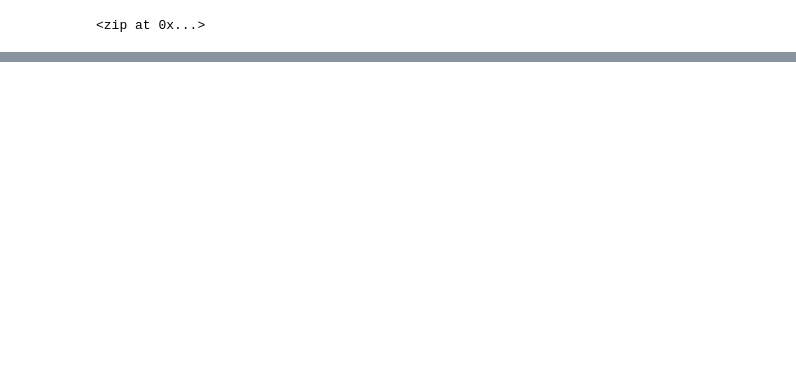
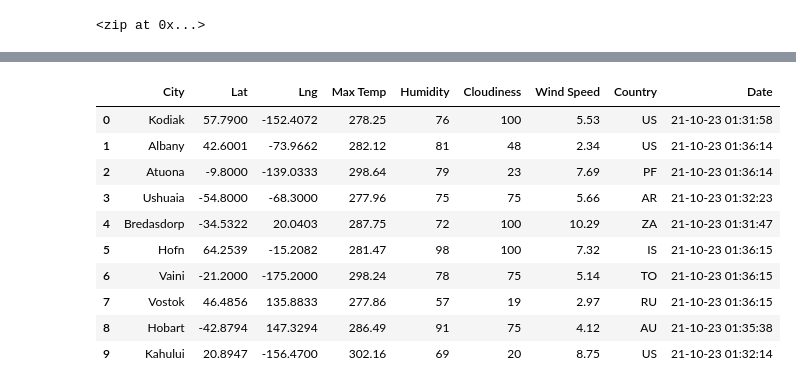
Before and after one commit to SJLewer/World_Weather_Analysis, a Jupyter notebook: WeatherPy.ipynb, the cells around one changed output, grey strips where cells are left out. Drawn from its saved outputs; the diff is of its cells as text; code cells hidden in the pictures; blank space fills up the shorter version.

```diff
--- a/WeatherPy.ipynb
+++ b/WeatherPy.ipynb
@@ -4,6 +4,18 @@ import pandas as pd
 import matplotlib.pyplot as plt
 import numpy as np
 from citipy import citipy
+
+#Import the datetime module from datetime library
+from datetime import datetime
+
+#Import the requests library
+import requests
+
+#Import the API key
+from config import weather_api_key
+
+#Starting URL for Weather Map API call
+url="http://api.openweathermap.org/data/2.5/weather?units=Imperialq=city&appid=" +weather_api_key
 # %%
 #Create a set of random latitude and longitude combinations
 lats = np.random.uniform(-90.000,90.000,size=1500)
@@ -35,0 +48,11 @@ len(cities)
+# %%
+#Create an empty list to hold the weather data
+city_data = []
+
+#Print the beginning of the logging
+print("Beginning Data Retrieval")
+print("------------------------")
+
+#Create the counters
+record_count = 1
+set_count = 1
@@ -35,0 +135,16 @@ len(cities)
+# %%
+#copnver the array of dictionaries to a Pandas DataFrame
+city_data_df = pd.DataFrame(city_data)
+city_data_df.head(10)
+# %% [output]
+|  | City | Lat | Lng | Max Temp | Humidity | Cloudiness | Wind Speed | Country | Date |
+| 0 | Kodiak | 57.7900 | -152.4072 | 278.25 | 76 | 100 | 5.53 | US | 21-10-23 01:31:58 |
+| 1 | Albany | 42.6001 | -73.9662 | 282.12 | 81 | 48 | 2.34 | US | 21-10-23 01:36:14 |
+| 2 | Atuona | -9.8000 | -139.0333 | 298.64 | 79 | 23 | 7.69 | PF | 21-10-23 01:36:14 |
+| 3 | Ushuaia | -54.8000 | -68.3000 | 277.96 | 75 | 75 | 5.66 | AR | 21-10-23 01:32:23 |
+| 4 | Bredasdorp | -34.5322 | 20.0403 | 287.75 | 72 | 100 | 10.29 | ZA | 21-10-23 01:31:47 |
+| 5 | Hofn | 64.2539 | -15.2082 | 281.47 | 98 | 100 | 7.32 | IS | 21-10-23 01:36:15 |
+| 6 | Vaini | -21.2000 | -175.2000 | 298.24 | 78 | 75 | 5.14 | TO | 21-10-23 01:36:15 |
+| 7 | Vostok | 46.4856 | 135.8833 | 277.86 | 57 | 19 | 2.97 | RU | 21-10-23 01:36:15 |
+| 8 | Hobart | -42.8794 | 147.3294 | 286.49 | 91 | 75 | 4.12 | AU | 21-10-23 01:35:38 |
+| 9 | Kahului | 20.8947 | -156.4700 | 302.16 | 69 | 20 | 8.75 | US | 21-10-23 01:32:14 |
```
Also changed, not shown: parts of 5 cells of this notebook.
